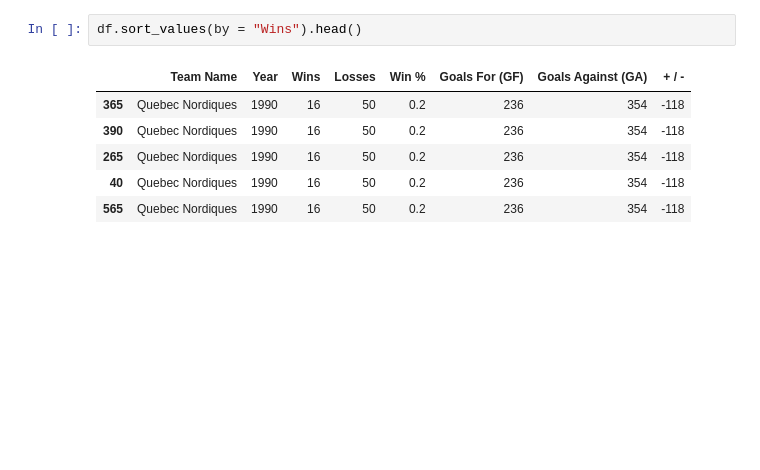
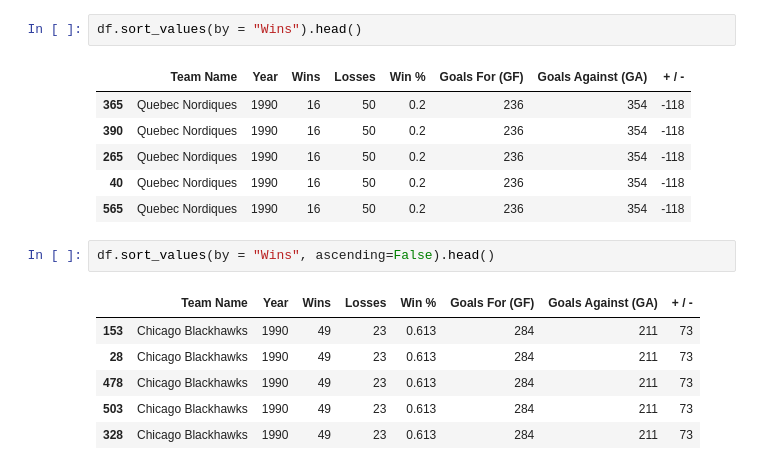
Before and after one commit to ni-lie/web-scraping-plus-eda, a Jupyter notebook: main.ipynb, the cells around one changed output. Drawn from its saved outputs; the diff is of its cells as text; blank space fills up the shorter version.

```diff
--- a/main.ipynb
+++ b/main.ipynb
@@ -173,3 +173,12 @@ df.sort_values(by = "Wins").head()
 | 265 | Quebec Nordiques | 1990 | 16 | 50 | 0.2 | 236 | 354 | -118 |
 | 40 | Quebec Nordiques | 1990 | 16 | 50 | 0.2 | 236 | 354 | -118 |
 | 565 | Quebec Nordiques | 1990 | 16 | 50 | 0.2 | 236 | 354 | -118 |
+# %%
+df.sort_values(by = "Wins", ascending=False).head()
+# %% [output]
+|  | Team Name | Year | Wins | Losses | Win % | Goals For (GF) | Goals Against (GA) | + / - |
+| 153 | Chicago Blackhawks | 1990 | 49 | 23 | 0.613 | 284 | 211 | 73 |
+| 28 | Chicago Blackhawks | 1990 | 49 | 23 | 0.613 | 284 | 211 | 73 |
+| 478 | Chicago Blackhawks | 1990 | 49 | 23 | 0.613 | 284 | 211 | 73 |
+| 503 | Chicago Blackhawks | 1990 | 49 | 23 | 0.613 | 284 | 211 | 73 |
+| 328 | Chicago Blackhawks | 1990 | 49 | 23 | 0.613 | 284 | 211 | 73 |
```
